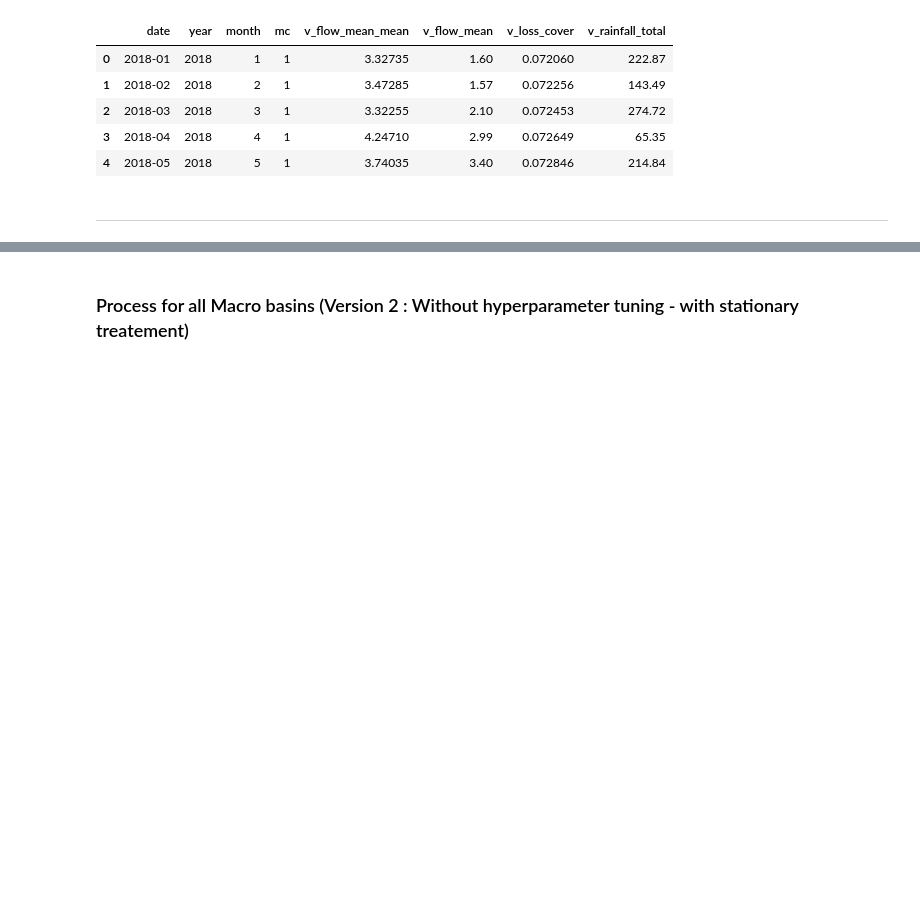
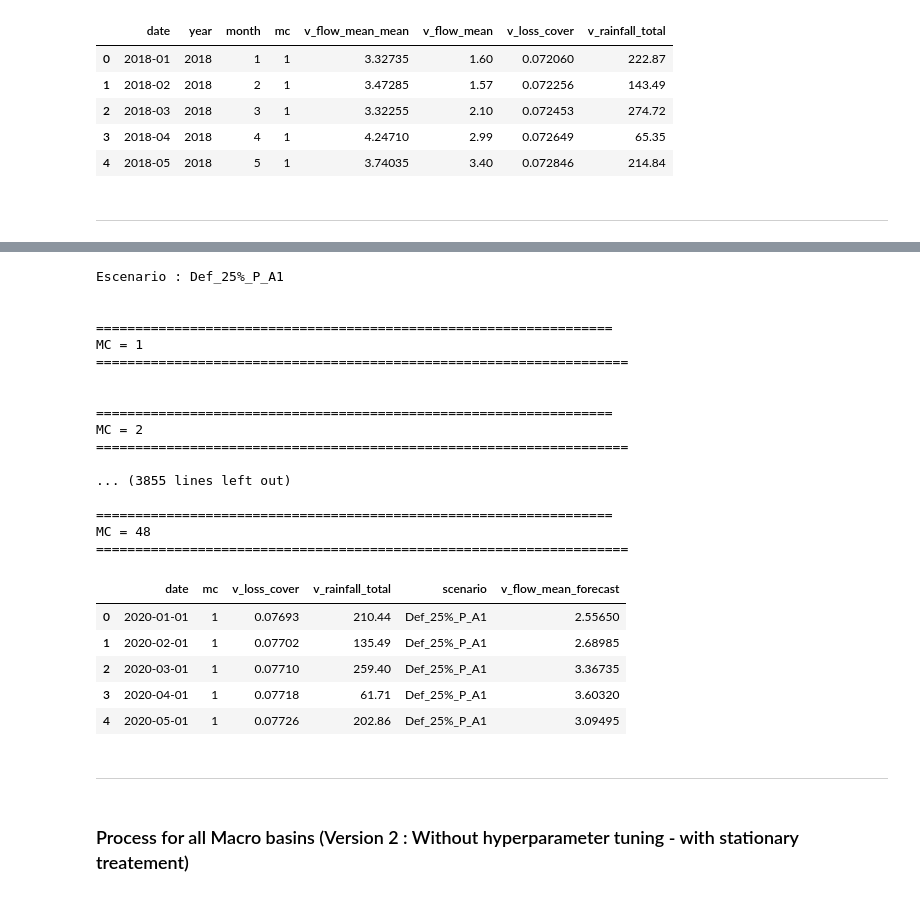
Before and after one commit to dechontaduro/DS4All_2020_Team28_Project, a Jupyter notebook: model/Multivariate_time_series_Random_Forest.ipynb, the cells around one changed output, grey strips where cells are left out. Saved outputs shown, nothing was run; the diff lists cells and outputs as text; code cells hidden in the pictures; blank space fills up the shorter version.

```diff
--- a/model/Multivariate_time_series_Random_Forest.ipynb
+++ b/model/Multivariate_time_series_Random_Forest.ipynb
@@ -249,0 +291,75 @@ RFR_prediction.head()
+# %%
+escen = scenarios['scenario'].unique()
+
+nobs = 24 # 24 meses para test
+
+RFR_prediction = pd.DataFrame()
+
+for j in escen:
+
+    print('Escenario :', j, '\n')
+
+    data_test_predict = scenarios[scenarios['scenario'] == j]
+
+    for i in mcs:
+
+        print('\n==================================================================')
+        print('MC = %s' % i)
+        print('====================================================================\n')
+
+        temp_df = macrodata[macrodata['mc'] == i].copy().reset_index(drop = True)
+        temp_df['v_loss_cover_10k'] = temp_df['v_loss_cover'] * 10000
+        X = table2lags(temp_df[['v_loss_cover_10k', 'v_rainfall_total']], 2)
+        X.fillna(0.00, inplace=True)
+
+        X_train = X.reset_index(drop = True)
+        y_train = temp_df['v_flow_mean'].reset_index(drop = True)
+
+        X_test = data_test_predict[data_test_predict['mc'] == i].reset_index(drop = True)
+        X_test['v_loss_cover_10k'] = X_test['v_loss_cover'] * 10000
+        y_test = X_test['v_flow_mean'].reset_index(drop = True)
+
+        X_test_org = X_test
+
+        X_test = table2lags(X_test[['v_loss_cover_10k', 'v_rainfall_total']], 2)
+        X_test.fillna(0.00, inplace=True)
+
+        rfR = RandomForestRegressor(n_estimators = 200, max_depth = 100, criterion = 'mse',
+                                    random_state = 42, verbose = 0,
+                                    n_jobs = 5).fit(X_train, y_train)
+
+        rfR.score(X_test,y_test)
+
+        df_forecast = pd.DataFrame({'v_flow_mean_forecast': rfR.predict(X_test)})
+        df_forecast.reset_index(drop = True, inplace = True)
+
+        df_forecast = pd.concat([X_test_org, df_forecast], axis = 1)
+        df_forecast.drop(columns = ['v_flow_mean', 'v_loss_cover_10k'], inplace = True)
+
+        RFR_prediction = pd.concat([RFR_prediction, df_forecast], axis = 0)
+
+RFR_prediction.head()
+# %% [output]
+Escenario : Def_25%_P_A1
+
+
+==================================================================
+MC = 1
+====================================================================
+
+
+==================================================================
+MC = 2
+====================================================================
+
+... (3855 lines left out)
+
+==================================================================
+MC = 48
+====================================================================
+|  | date | mc | v_loss_cover | v_rainfall_total | scenario | v_flow_mean_forecast |
+| 0 | 2020-01-01 | 1 | 0.07693 | 210.44 | Def_25%_P_A1 | 2.55650 |
+| 1 | 2020-02-01 | 1 | 0.07702 | 135.49 | Def_25%_P_A1 | 2.68985 |
+| 2 | 2020-03-01 | 1 | 0.07710 | 259.40 | Def_25%_P_A1 | 3.36735 |
+| 3 | 2020-04-01 | 1 | 0.07718 | 61.71 | Def_25%_P_A1 | 3.60320 |
+| 4 | 2020-05-01 | 1 | 0.07726 | 202.86 | Def_25%_P_A1 | 3.09495 |
@@ -250,3 +371,5 @@ RFR_prediction.head()
+# %% [markdown]
+---------------------------
 # %% [markdown]
 ### Process for all Macro basins (Version 2 : Without hyperparameter tuning - with stationary treatement)
 # %%
```
Also changed, not shown: parts of 9 cells of this notebook, 3 other files.
